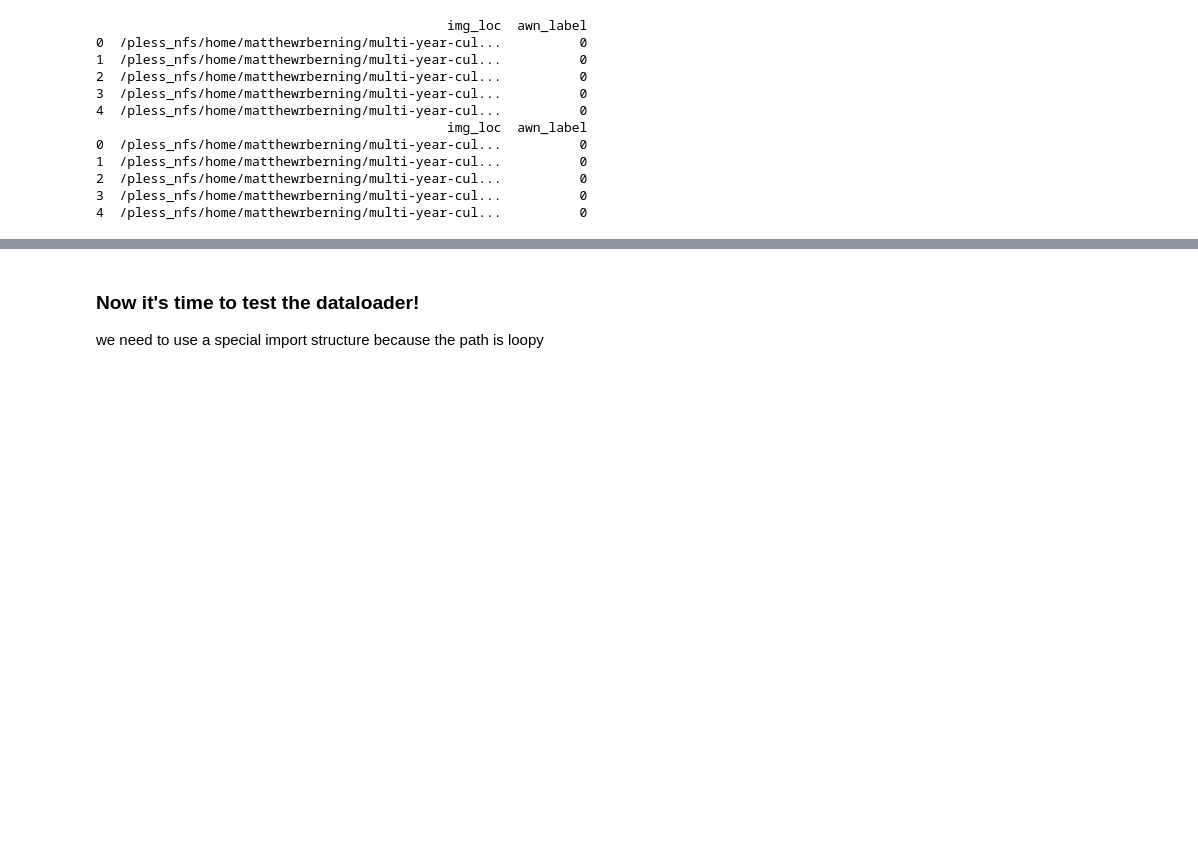
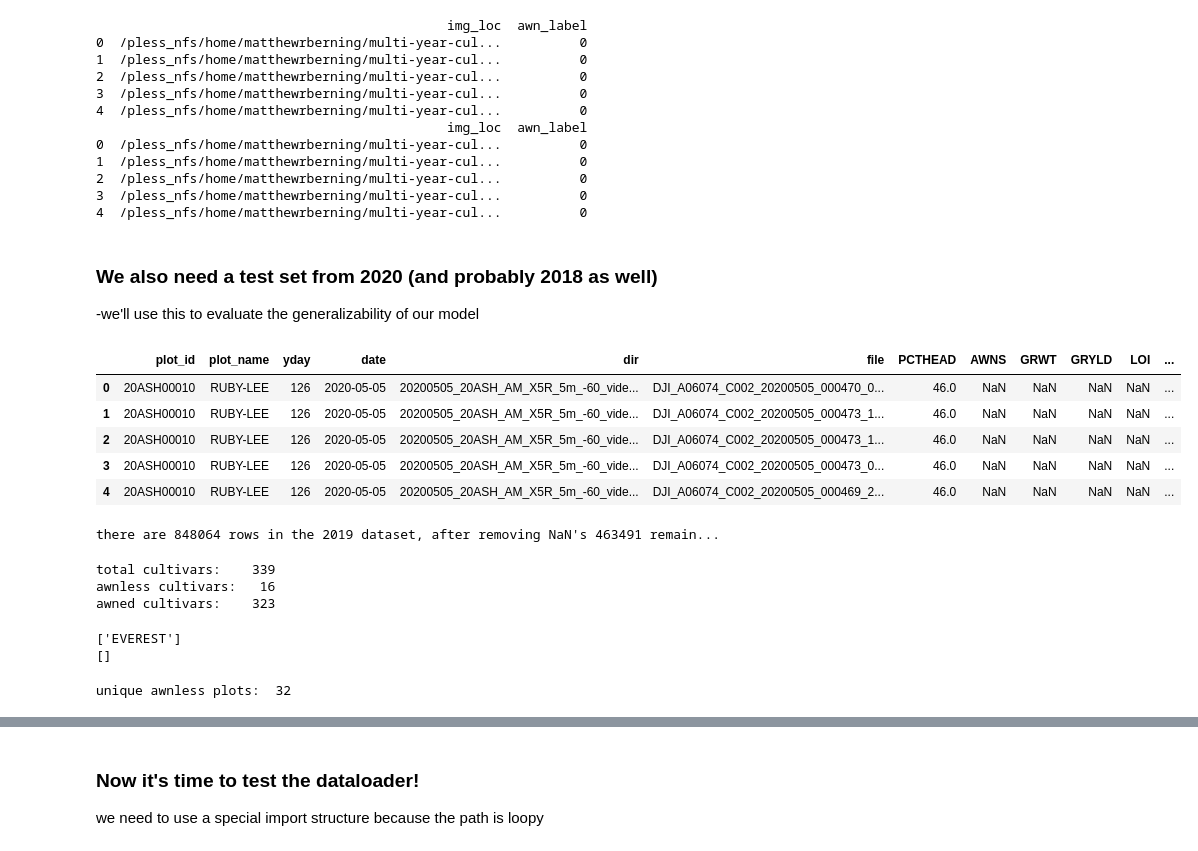
Before and after one commit to matthewrberning/wheat-awn-classification-multiyear, a Jupyter notebook: data/data_structure.ipynb, the cells around one changed output, grey strips where cells are left out. Cells and saved outputs as stored; diff of their text form; code cells hidden in the pictures; blank space fills up the shorter version.

```diff
--- a/data/data_structure.ipynb
+++ b/data/data_structure.ipynb
@@ -845,3 +839,69 @@ print(df_subset_val.head())
 #save to disk
 df_subset_train.to_csv('/pless_nfs/home/matthewrberning/wheat-awn-classification-multiyear/data/2019_train_awns_tiny.csv', index=False)
 df_subset_val.to_csv('/pless_nfs/home/matthewrberning/wheat-awn-classification-multiyear/data/2019_val_awns_tiny.csv', index=False)
+# %% [markdown]
+### We also need a test set from 2020 (and probably 2018 as well)
+-we'll use this to evaluate the generalizability of our model
+# %%
+key_2020 = pd.read_csv('/pless_nfs/home/matthewrberning/wheat-awn-classification-multiyear/data/2020_key.csv')
+# %%
+#add a column for the image location
+#helper function to combine path and appropriate file extention
+def create_filename(row, path):
+
+    #concat the info in the rows
+    filename = path + row['dir'] + '_' + row['file'].split('.')[0] + '.jpg'
+
+    return filename
+
+path = "/pless_nfs/home/matthewrberning/multi-year-cult-class/data/preprocessed/"
+
+#apply the above helper function with lambda (expect a 'SettingWithCopyWarning')
+key_2020['img_loc'] = key_2020.apply (lambda row: create_filename(row, path), axis=1)
+# %%
+key_2020.head()
+# %% [output]
+|  | plot_id | plot_name | yday | date | dir | file | PCTHEAD | AWNS | GRWT | GRYLD | LOI | ... |
+| 0 | 20ASH00010 | RUBY-LEE | 126 | 2020-05-05 | 20200505_20ASH_AM_X5R_5m_-60_vide... | DJI_A06074_C002_20200505_000470_0... | 46.0 | NaN | NaN | NaN | NaN | ... |
+| 1 | 20ASH00010 | RUBY-LEE | 126 | 2020-05-05 | 20200505_20ASH_AM_X5R_5m_-60_vide... | DJI_A06074_C002_20200505_000473_1... | 46.0 | NaN | NaN | NaN | NaN | ... |
+| 2 | 20ASH00010 | RUBY-LEE | 126 | 2020-05-05 | 20200505_20ASH_AM_X5R_5m_-60_vide... | DJI_A06074_C002_20200505_000473_1... | 46.0 | NaN | NaN | NaN | NaN | ... |
+| 3 | 20ASH00010 | RUBY-LEE | 126 | 2020-05-05 | 20200505_20ASH_AM_X5R_5m_-60_vide... | DJI_A06074_C002_20200505_000473_0... | 46.0 | NaN | NaN | NaN | NaN | ... |
+| 4 | 20ASH00010 | RUBY-LEE | 126 | 2020-05-05 | 20200505_20ASH_AM_X5R_5m_-60_vide... | DJI_A06074_C002_20200505_000469_2... | 46.0 | NaN | NaN | NaN | NaN | ... |
+# %%
+#drop all of the rows where there was not yet any data to describe the awn status
+#i.e. (too early in the season for awns/heads)
+key_2020_no_nan = key_2020.dropna(subset=['AWNS'])
+
+print(f"there are {len(key_2020)} rows in the 2019 dataset, after removing NaN's {len(key_2020_no_nan)} remain...")
+# %% [output]
+there are 848064 rows in the 2019 dataset, after removing NaN's 463491 remain...
+# %%
+#inspect the awned vs awnless cultivars
+awned_cultivars_2020 = key_2020_no_nan[(key_2020_no_nan['AWNS'] == 'AWNED')]
+awned_cultivars_set_2020 = set(awned_cultivars_2020["plot_name"].to_list()) #setify to get unique values
+
+awnless_cultivars_2020 = key_2020_no_nan[(key_2020_no_nan['AWNS'] == 'AWNLESS')]
+awnless_cultivars_set_2020 = set(awnless_cultivars_2020["plot_name"].to_list())
+
+print(f"total cultivars:   {str(len(awnless_cultivars_set_2020) + len(awned_cultivars_set_2020)).rjust(4)}")
+print(f"awnless cultivars: {str(len(awnless_cultivars_set_2020)).rjust(4)}")
+print(f"awned cultivars:   {str(len(awned_cultivars_set_2020)).rjust(4)}")
+# %% [output]
+total cultivars:    339
+awnless cultivars:   16
+awned cultivars:    323
+# %%
+#just for fun let's see which cultivars are in 2020 but not in 2019
+print(list(awned_cultivars_set_2020 - awned_cultivars_set))
+print(list(awned_cultivars_set - awned_cultivars_set_2020))
+# %% [output]
+['EVEREST']
+[]
+# %%
+#now find just the unique plots that hold the awnless cultivars
+awnless_plots_2020 = key_2020_no_nan[(key_2020_no_nan['AWNS'] == 'AWNLESS')]
+
+awnless_plots_set_2020 = set(awnless_plots_2020["plot_id"].to_list())
+print("unique awnless plots: ",len(awnless_plots_set_2020))
+# %% [output]
+unique awnless plots:  32
```
Also changed, not shown: parts of 10 cells of this notebook, 2 other files.
